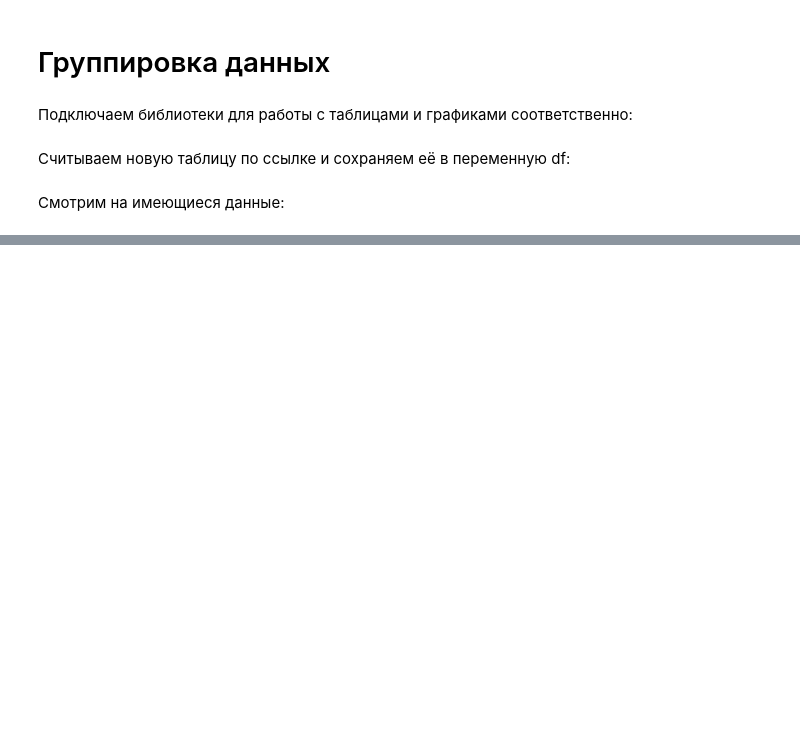
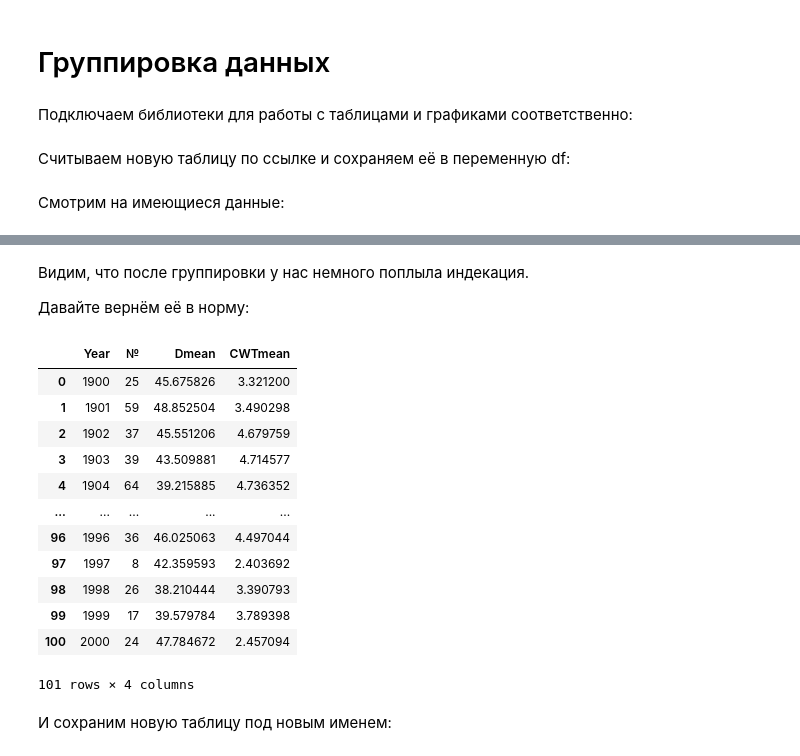
Before and after one commit to mikewellmeansme/biological-statistics-course, a Jupyter notebook: lesson_006.ipynb, the cells around one changed output, grey strips where cells are left out. Saved outputs shown, nothing was run; the diff lists cells and outputs as text; code cells hidden in the pictures; blank space fills up the shorter version.

```diff
--- a/lesson_006.ipynb
+++ b/lesson_006.ipynb
@@ -96,7 +96,7 @@ import matplotlib.pyplot as plt
 # %% [markdown]
 Считываем новую таблицу по ссылке и сохраняем её в переменную df:
 # %%
-df = pd.read_csv('data/002.csv')
+df = pd.read_csv('https://raw.githubusercontent.com/mikewellmeansme/biological-statistics-course/master/data/002.csv')
 # %% [markdown]
 Смотрим на имеющиеся данные:
 # %%
@@ -124,0 +127,3 @@ df.head()
+# %%
+df = df.drop(columns=[f'D{i}' for i in range(1, 6)])
+df = df.drop(columns=[f'CWT{i}' for i in range(1, 6)])
@@ -124,0 +170,22 @@ df.head()
+# %% [markdown]
+Видим, что после группировки у нас немного поплыла индекация.
+
+Давайте вернём её в норму:
+# %%
+df.groupby('Year').max().reset_index()
+# %% [output]
+|  | Year | № | Dmean | CWTmean |
+| 0 | 1900 | 25 | 45.675826 | 3.321200 |
+| 1 | 1901 | 59 | 48.852504 | 3.490298 |
+| 2 | 1902 | 37 | 45.551206 | 4.679759 |
+| 3 | 1903 | 39 | 43.509881 | 4.714577 |
+| 4 | 1904 | 64 | 39.215885 | 4.736352 |
+| ... | ... | ... | ... | ... |
+| 96 | 1996 | 36 | 46.025063 | 4.497044 |
+| 97 | 1997 | 8 | 42.359593 | 2.403692 |
+| 98 | 1998 | 26 | 38.210444 | 3.390793 |
+| 99 | 1999 | 17 | 39.579784 | 3.789398 |
+| 100 | 2000 | 24 | 47.784672 | 2.457094 |
+101 rows × 4 columns
+# %% [markdown]
+И сохраним новую таблицу под новым именем:
```
Also changed, not shown: parts of 22 cells of this notebook.
